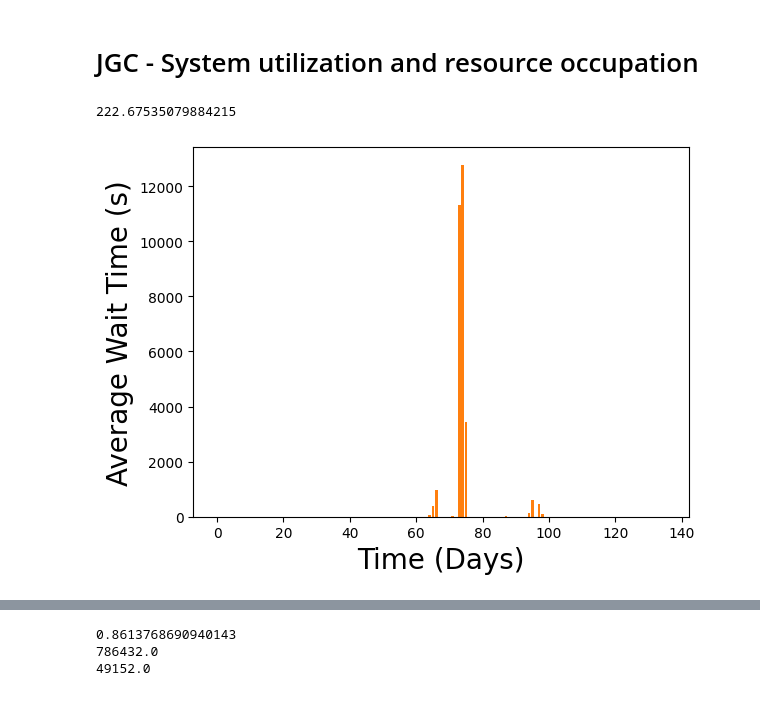
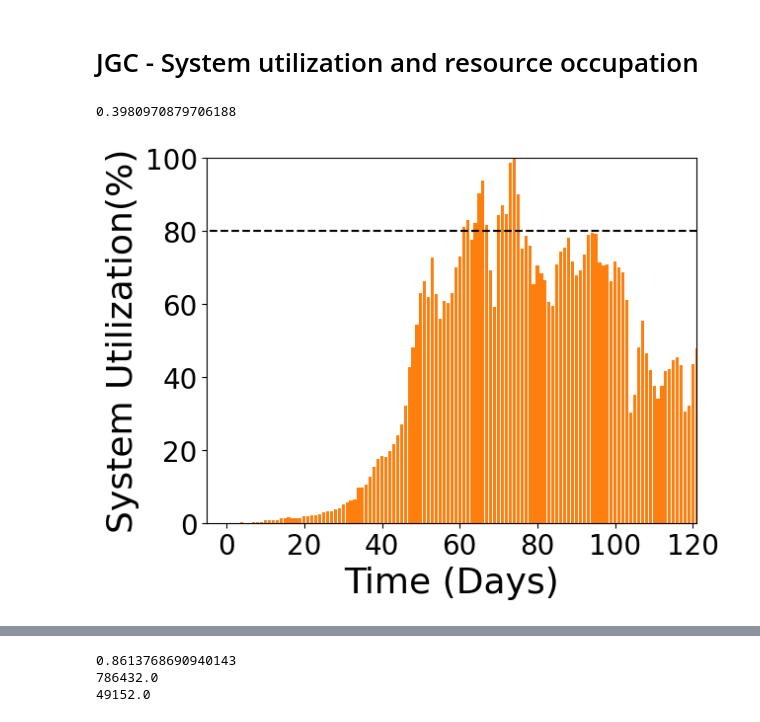
Before and after one commit to DIR-LAB/lumos, a Jupyter notebook: only_paperused_plots.ipynb, the cells around one changed output, grey strips where cells are left out. Cells and saved outputs as stored; diff of their text form; code cells hidden in the pictures.

```diff
--- a/only_paperused_plots.ipynb
+++ b/only_paperused_plots.ipynb
@@ -679,7 +673,7 @@ def plot_wait(data, total_nodes, key="node_num", color='b'):
     plt.ylabel("Average Wait Time (s)", fontsize=20)
 # %%
 ppppp = pd.read_csv("lumos-site/data/philly_df_schedule.csv")
-plot_wait(ppppp, 2490, "gpu_num", color='#ff7f0e')
+plot_util(ppppp, 2490, "gpu_num", color='#ff7f0e')
 # %% [output]
-222.67535079884215
+0.3980970879706188
-[figure, old version]
+[figure, new version]
```
Also changed, not shown: parts of 12 cells of this notebook, 3 other files.
